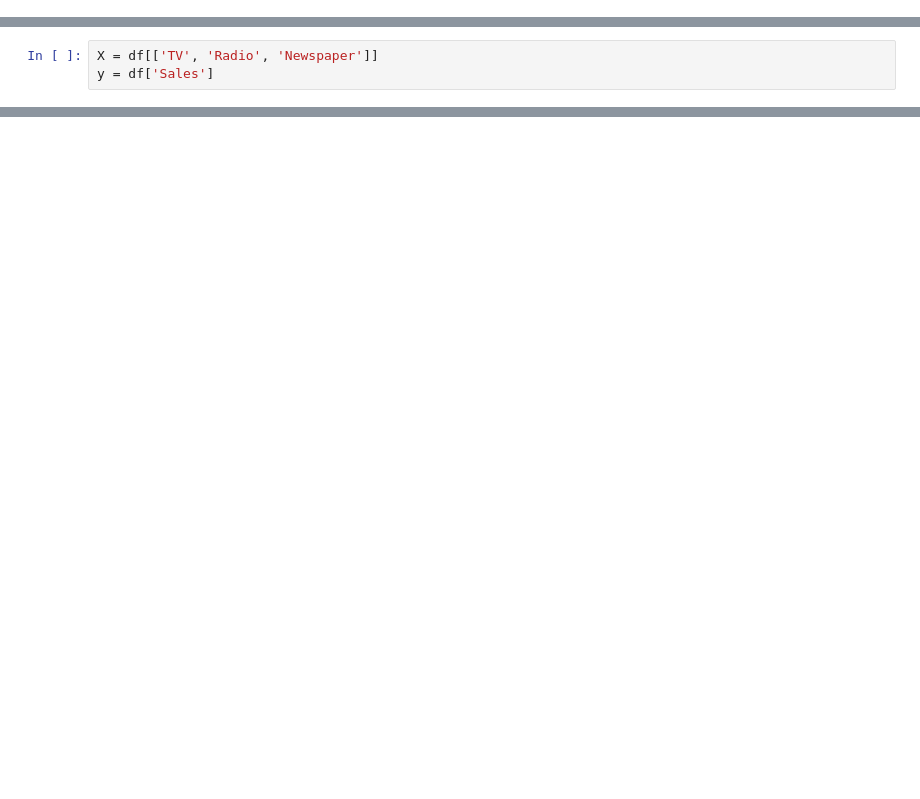
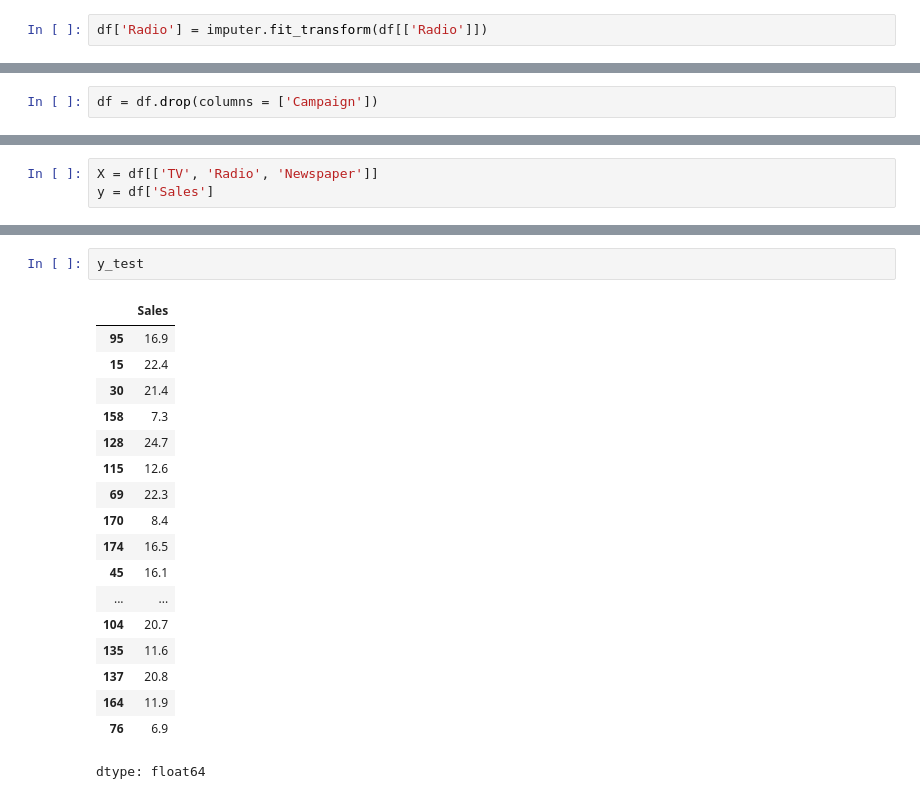
Before and after one commit to anikashaji/Finlatics-Projetcs, a Jupyter notebook: Sales_Prediction_Analysis.ipynb, the cells around one changed output, grey strips where cells are left out. Cells and saved outputs as stored; diff of their text form; blank space fills up the shorter version.

```diff
--- a/Sales_Prediction_Analysis.ipynb
+++ b/Sales_Prediction_Analysis.ipynb
@@ -3,0 +32,2 @@ df = pd.read_csv('/content/advertising_sales_data.csv')
+# %%
+df['Radio'] = imputer.fit_transform(df[['Radio']])
@@ -3,0 +63,2 @@ df = pd.read_csv('/content/advertising_sales_data.csv')
+# %%
+df = df.drop(columns = ['Campaign'])
@@ -70,0 +167,21 @@ y_pred = model.predict(X_test)
+# %%
+y_test
+# %% [output]
+|  | Sales |
+| 95 | 16.9 |
+| 15 | 22.4 |
+| 30 | 21.4 |
+| 158 | 7.3 |
+| 128 | 24.7 |
+| 115 | 12.6 |
+| 69 | 22.3 |
+| 170 | 8.4 |
+| 174 | 16.5 |
+| 45 | 16.1 |
+| ... | ... |
+| 104 | 20.7 |
+| 135 | 11.6 |
+| 137 | 20.8 |
+| 164 | 11.9 |
+| 76 | 6.9 |
+dtype: float64
```
Also changed, not shown: parts of 52 cells of this notebook.
